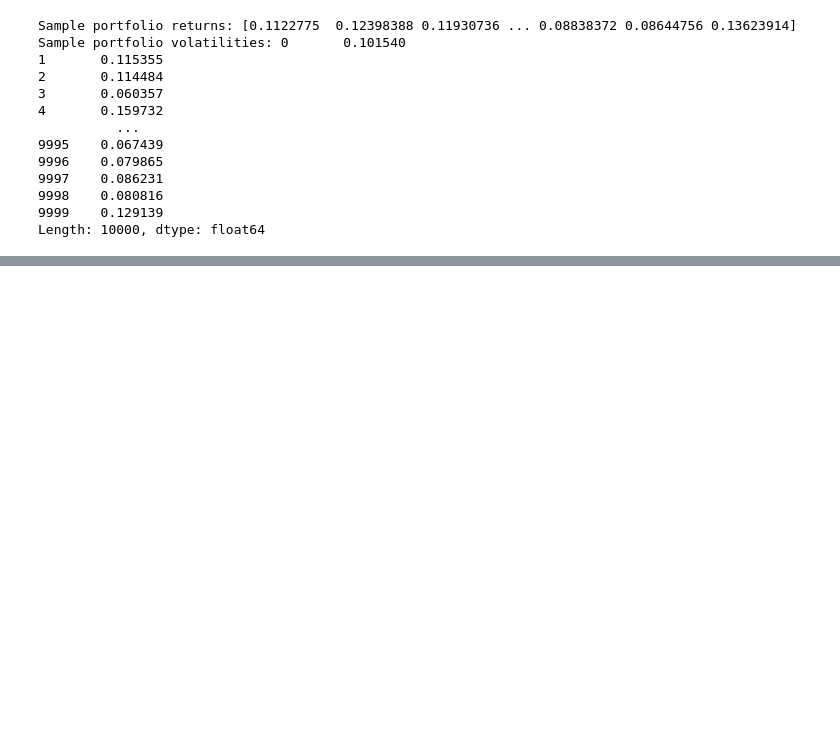
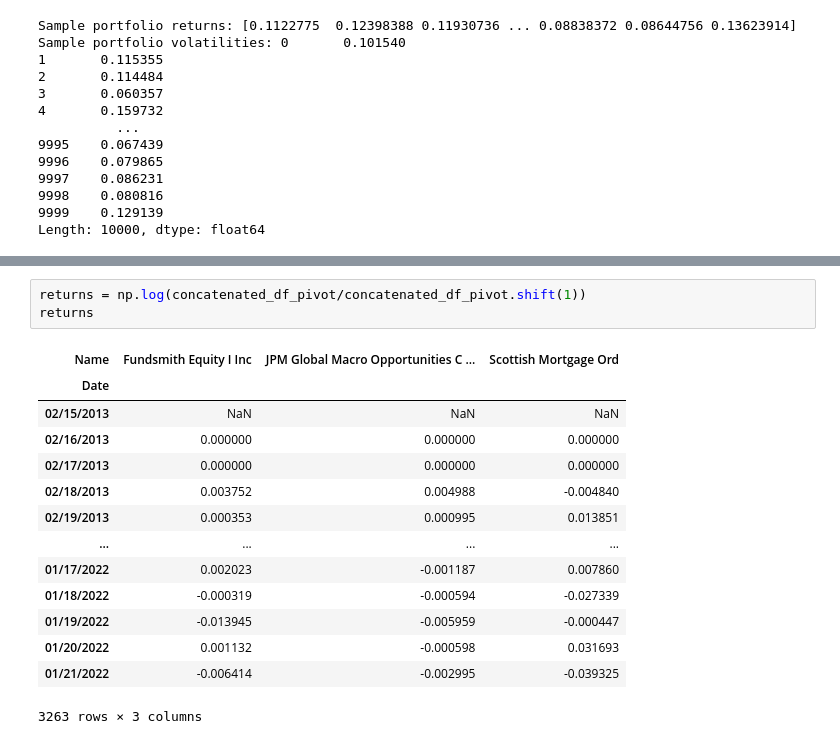
Before and after one commit to ferhat00/PortfolioOptimisation, a Jupyter notebook: Portfolio_optimisation_SIPP.ipynb, the cells around one changed output, grey strips where cells are left out. Saved outputs shown, nothing was run; the diff lists cells and outputs as text; blank space fills up the shorter version.

```diff
--- a/Portfolio_optimisation_SIPP.ipynb
+++ b/Portfolio_optimisation_SIPP.ipynb
@@ -481,0 +476,18 @@ InstantiationError: The objective function was changed after the initial optimiz
+# %%
+returns = np.log(concatenated_df_pivot/concatenated_df_pivot.shift(1))
+returns
+# %% [output]
+| Name | Fundsmith Equity I Inc | JPM Global Macro Opportunities C ... | Scottish Mortgage Ord |
+| Date |  |  |  |
+| 02/15/2013 | NaN | NaN | NaN |
+| 02/16/2013 | 0.000000 | 0.000000 | 0.000000 |
+| 02/17/2013 | 0.000000 | 0.000000 | 0.000000 |
+| 02/18/2013 | 0.003752 | 0.004988 | -0.004840 |
+| 02/19/2013 | 0.000353 | 0.000995 | 0.013851 |
+| ... | ... | ... | ... |
+| 01/17/2022 | 0.002023 | -0.001187 | 0.007860 |
+| 01/18/2022 | -0.000319 | -0.000594 | -0.027339 |
+| 01/19/2022 | -0.013945 | -0.005959 | -0.000447 |
+| 01/20/2022 | 0.001132 | -0.000598 | 0.031693 |
+| 01/21/2022 | -0.006414 | -0.002995 | -0.039325 |
+3263 rows × 3 columns
```
Also changed, not shown: parts of 18 cells of this notebook, 2 other files.
